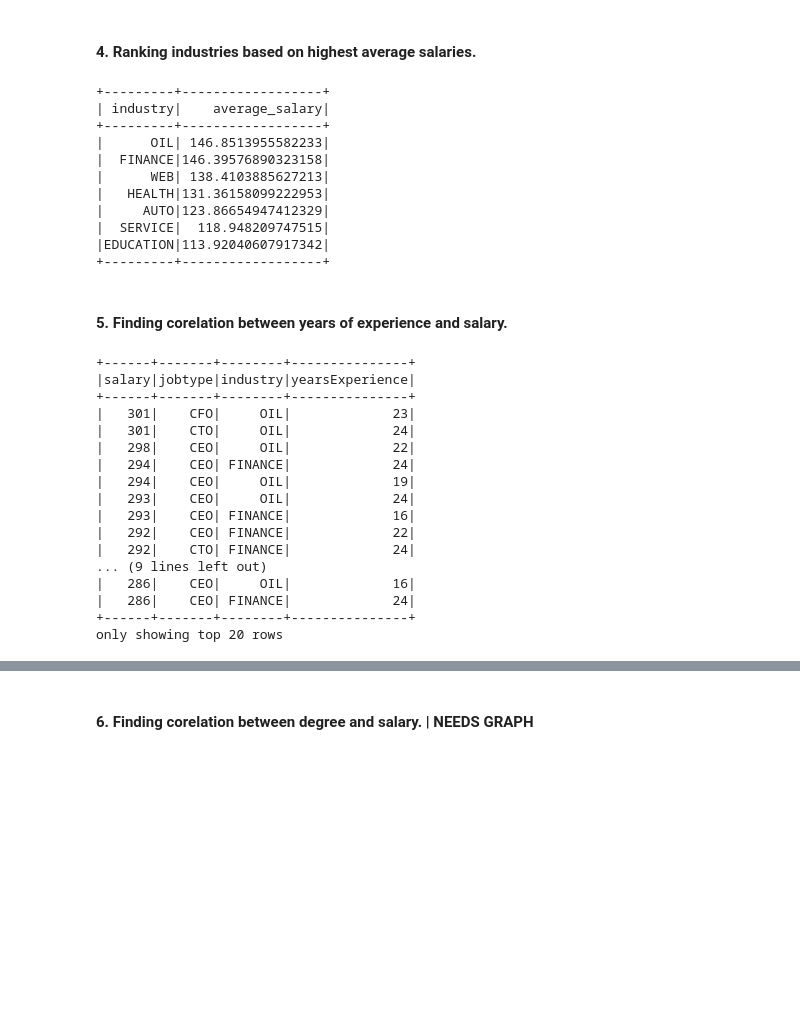
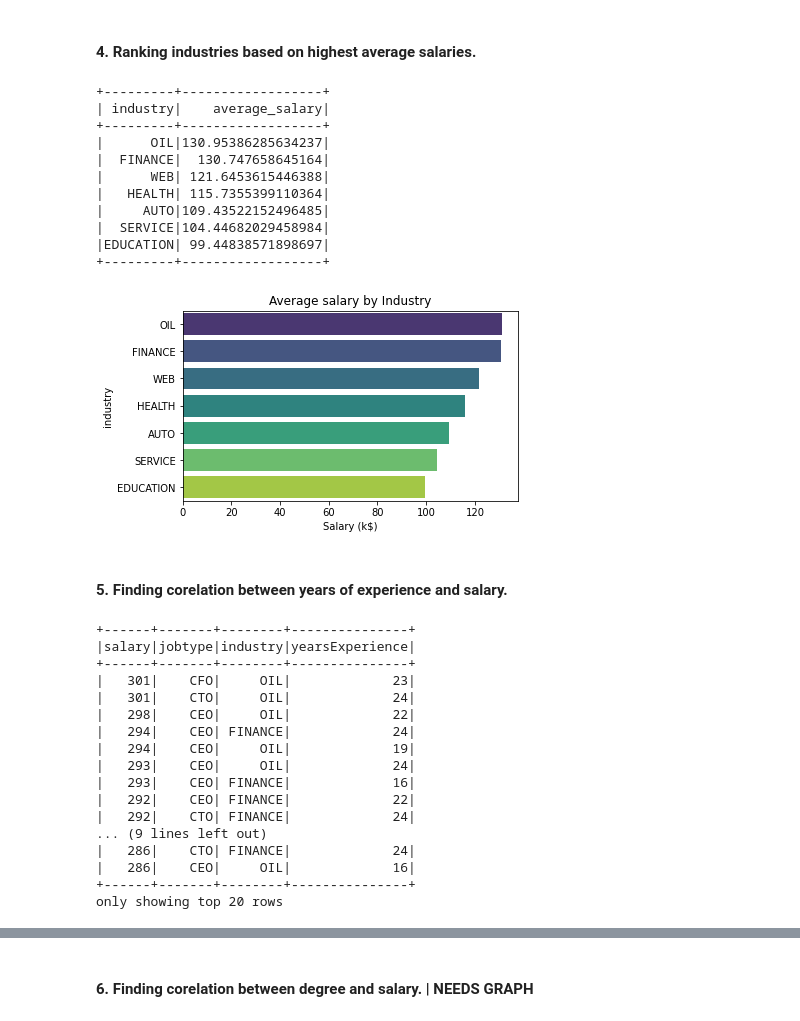
Before and after one commit to v-apor/BIA678-project, a Jupyter notebook: BIA678_Project_spark.ipynb, the cells around one changed output, grey strips where cells are left out. Drawn from its saved outputs; the diff is of its cells as text; code cells hidden in the pictures; blank space fills up the shorter version.

Commit message:
Updated | Fixed Salary Analysis | Added visuals

```diff
--- a/BIA678_Project_spark.ipynb
+++ b/BIA678_Project_spark.ipynb
@@ -148,6 +153,3 @@ industry column's total 'NONE' values:  0
 yearsExperience column's total 'NONE' values:  0
 milesFromMetropolis column's total 'NONE' values:  0
 salary column's total 'NONE' values:  0
-# %%
-# Dropping the rows with NONE values
-data = data.filter((data.degree!='NONE') & (data.major!='NONE'))
@@ -227,0 +245,4 @@ Top 10 Least paying job:
+# %%
+# There are values in salary column that are zero, removing those.
+data = data.where("salary != 0")
+data.createOrReplaceTempView("data")
@@ -228,31 +275,42 @@ Top 10 Least paying job:
 # %% [markdown]
 #### 4. Ranking industries based on highest average salaries.
 # %%
-spark_session.sql('''
+data4 = spark_session.sql('''
           SELECT industry, AVG(salary) as average_salary
           FROM data
           GROUP BY industry
-          ORDER BY average_salary DESC''').show()
+          ORDER BY average_salary DESC''')
+data4.show()
 # %% [output]
 +---------+------------------+
 | industry|    average_salary|
 +---------+------------------+
-|      OIL| 146.8513955582233|
-|  FINANCE|146.39576890323158|
-|      WEB| 138.4103885627213|
-|   HEALTH|131.36158099222953|
-|     AUTO|123.86654947412329|
-|  SERVICE|  118.948209747515|
-|EDUCATION|113.92040607917342|
+|      OIL|130.95386285634237|
+|  FINANCE|  130.747658645164|
+|      WEB| 121.6453615446388|
+|   HEALTH| 115.7355399110364|
+|     AUTO|109.43522152496485|
+|  SERVICE|104.44682029458984|
+|EDUCATION| 99.44838571898697|
 +---------+------------------+
+# %%
+data4 = data4.toPandas()
+plt.figure(figsize=(6,3.5))
+sns.barplot(y='industry', x = 'average_salary', data=data4, palette='viridis')
+plt.title('Average salary by Industry')
+plt.xlabel('Salary (k$)')
+plt.show()
+# %% [output]
+[figure, added]
 # %% [markdown]
 #### 5. Finding corelation between years of experience and salary.
 # %%
-spark_session.sql('''
+data5 = spark_session.sql('''
     SELECT salary, jobtype, industry, yearsExperience
     FROM data
     ORDER BY salary DESC
-    ''').show()
+    ''')
+data5.show()
 # %% [output]
 +------+-------+--------+---------------+
 |salary|jobtype|industry|yearsExperience|
@@ -267,7 +325,7 @@ spark_session.sql('''
 |   292|    CEO| FINANCE|             22|
 |   292|    CTO| FINANCE|             24|
 ... (9 lines left out)
+|   286|    CTO| FINANCE|             24|
 |   286|    CEO|     OIL|             16|
-|   286|    CEO| FINANCE|             24|
 +------+-------+--------+---------------+
 only showing top 20 rows
```
Also changed, not shown: parts of 25 cells of this notebook.
